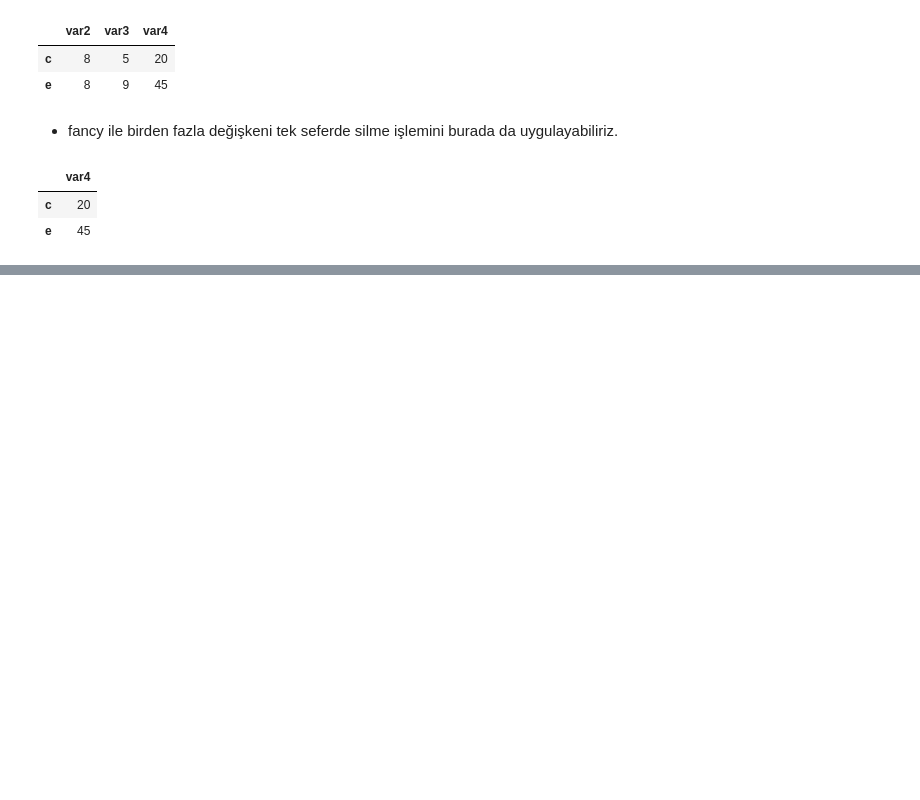
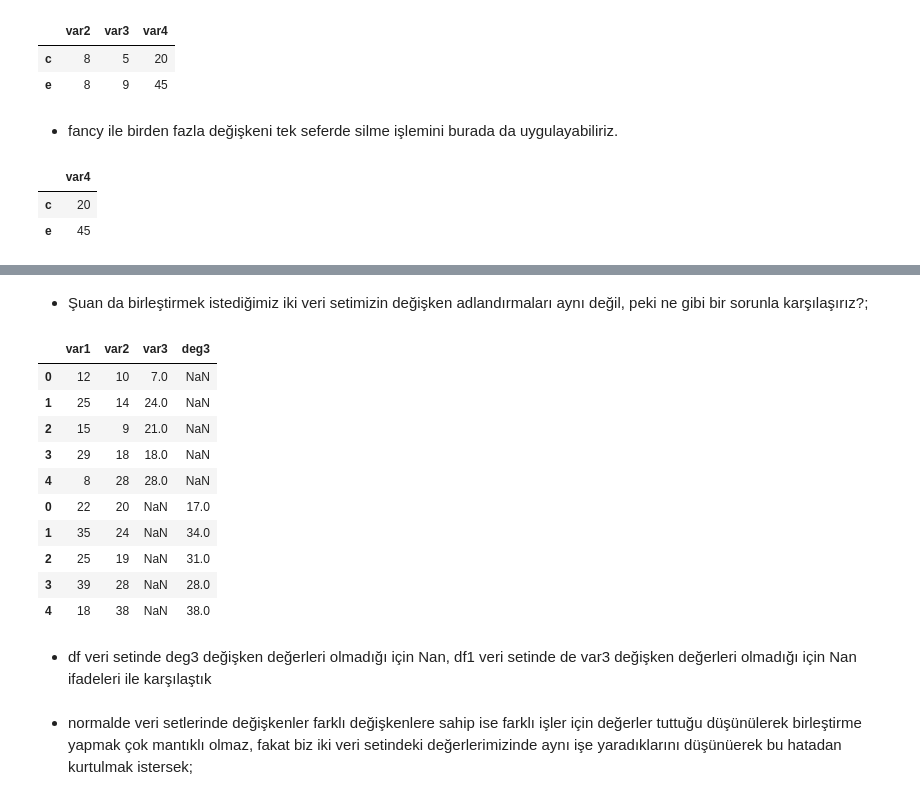
Before and after one commit to selmanbaskaya/Machine-Learning-Pandas, a Jupyter notebook: Pandas-First-Glance.ipynb, the cells around one changed output, grey strips where cells are left out. Drawn from its saved outputs; the diff is of its cells as text; code cells hidden in the pictures; blank space fills up the shorter version.

Commit message:
table of contents and subject update

```diff
--- a/Pandas-First-Glance.ipynb
+++ b/Pandas-First-Glance.ipynb
@@ -503,0 +636,4 @@ df
+# %%
+m = np.random.randint(5, 30, size = (5, 3))
+df = pd.DataFrame(m, columns = ["var1", "var2", "var3"])
+df
@@ -503,0 +647,3 @@ df
+# %%
+df1 = df + 10
+df1
@@ -503,0 +713,3 @@ df
+# %%
+df1.columns = ["var1", "var2", "deg3"]
+df1
@@ -503,0 +723,20 @@ df
+# %% [markdown]
+* Şuan da birleştirmek istediğimiz iki veri setimizin değişken adlandırmaları aynı değil, peki ne gibi bir sorunla karşılaşırız?;
+# %%
+pd.concat([df, df1])
+# %% [output]
+|  | var1 | var2 | var3 | deg3 |
+| 0 | 12 | 10 | 7.0 | NaN |
+| 1 | 25 | 14 | 24.0 | NaN |
+| 2 | 15 | 9 | 21.0 | NaN |
+| 3 | 29 | 18 | 18.0 | NaN |
+| 4 | 8 | 28 | 28.0 | NaN |
+| 0 | 22 | 20 | NaN | 17.0 |
+| 1 | 35 | 24 | NaN | 34.0 |
+| 2 | 25 | 19 | NaN | 31.0 |
+| 3 | 39 | 28 | NaN | 28.0 |
+| 4 | 18 | 38 | NaN | 38.0 |
+# %% [markdown]
+* df veri setinde deg3 değişken değerleri olmadığı için Nan, df1 veri setinde de var3 değişken değerleri olmadığı için Nan ifadeleri ile karşılaştık
+# %% [markdown]
+* normalde veri setlerinde değişkenler farklı değişkenlere sahip ise farklı işler için değerler tuttuğu düşünülerek birleştirme yapmak çok mantıklı olmaz, fakat biz iki veri setindeki değerlerimizinde aynı işe yaradıklarını düşünüerek bu hatadan kurtulmak istersek;
```
Also changed, not shown: parts of 53 cells of this notebook, 1 other file.
